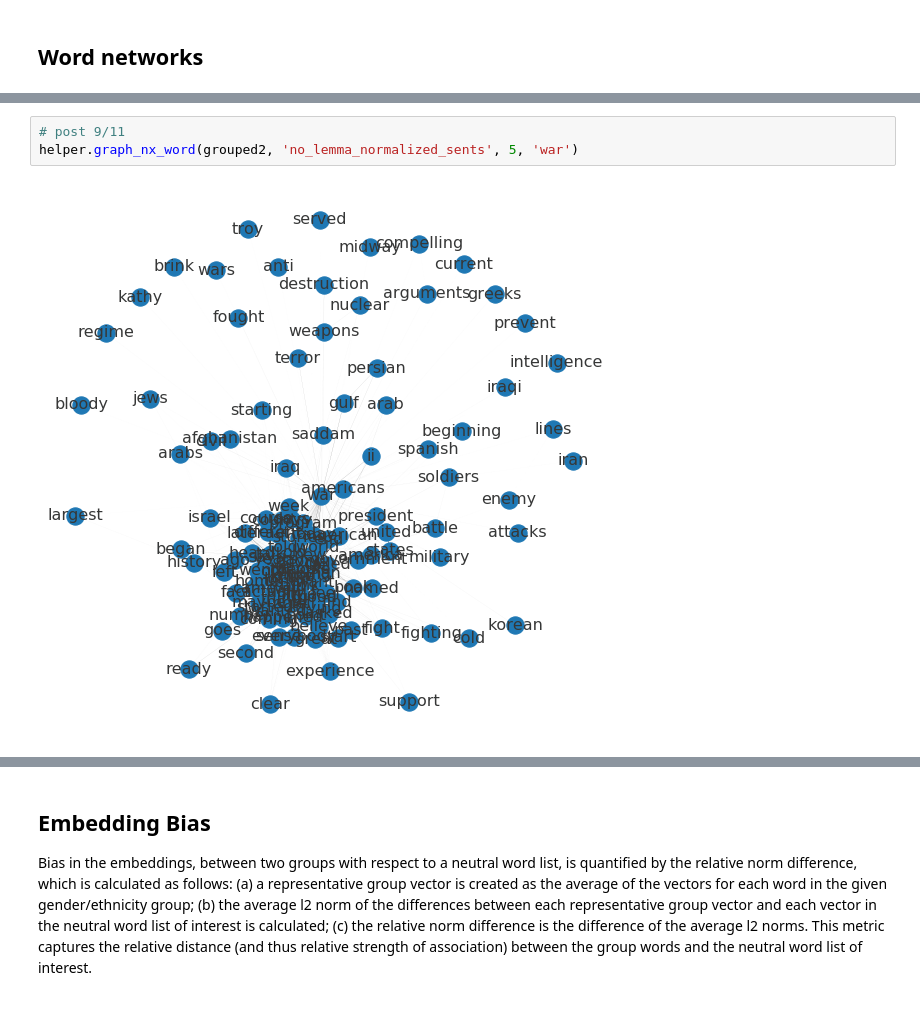
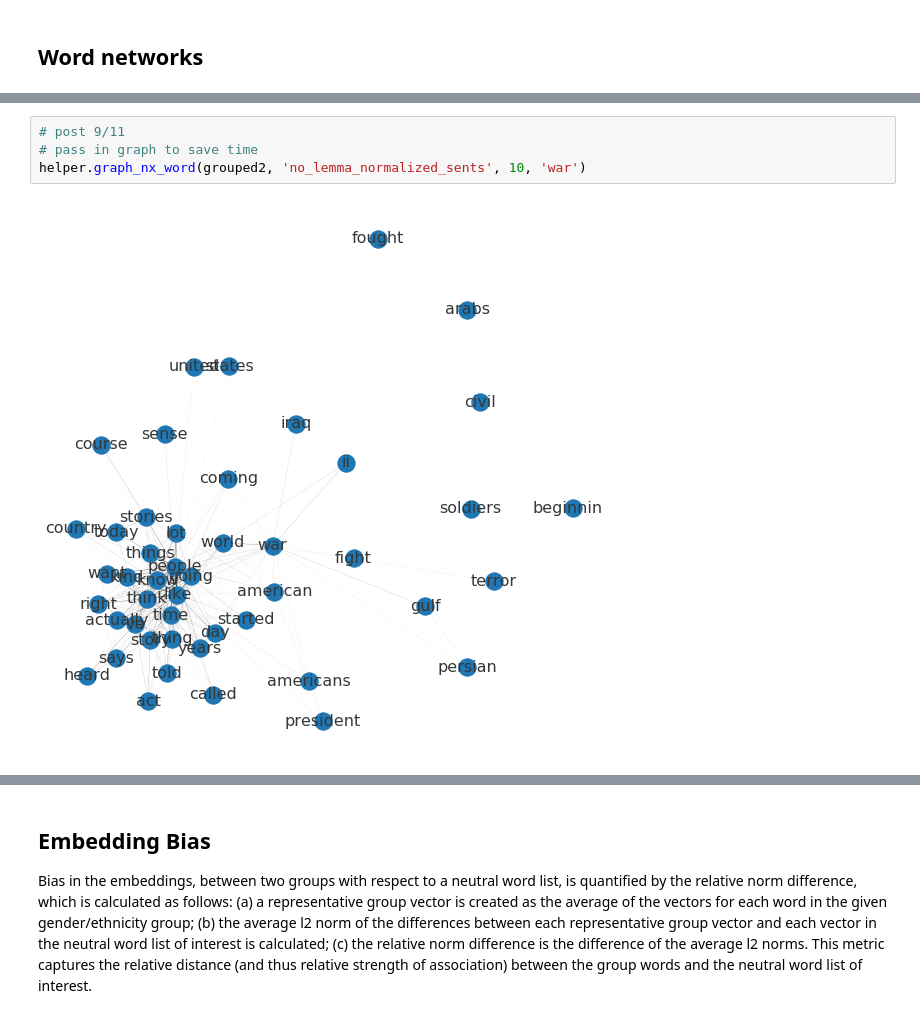
Before and after one commit to laurenjli/nlp-tal, a Jupyter notebook: events_analysis.ipynb, the cells around one changed output, grey strips where cells are left out. Saved outputs shown, nothing was run; the diff lists cells and outputs as text.

```diff
--- a/events_analysis.ipynb
+++ b/events_analysis.ipynb
@@ -201,5 +388,6 @@ The iterable function was deprecated in Matplotlib 3.1 and will be removed in 3.
 # %%
 # post 9/11
-helper.graph_nx_word(grouped2, 'no_lemma_normalized_sents', 5, 'war')
+# pass in graph to save time
+helper.graph_nx_word(grouped2, 'no_lemma_normalized_sents', 10, 'war')
 # %% [output]
-[figure, old version]
+[figure, new version]
```
Also changed, not shown: parts of 45 cells of this notebook, 1 other file.
